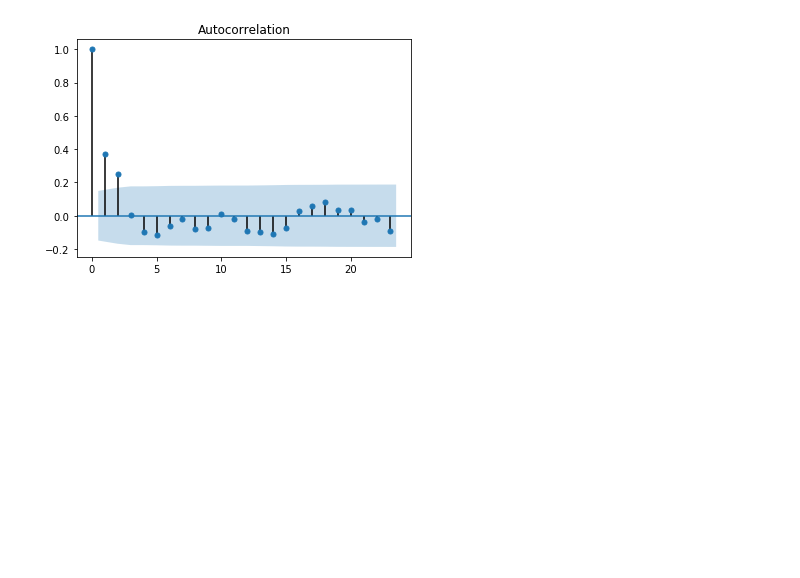
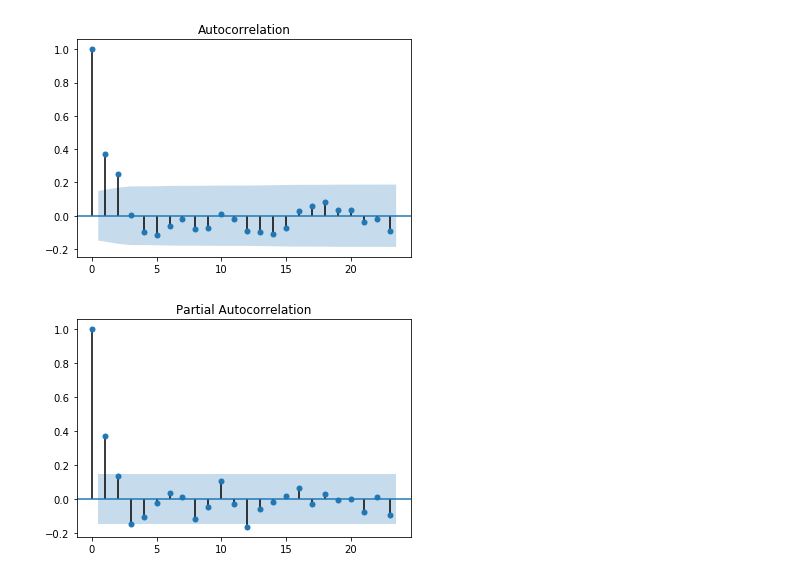
Before and after one commit to GonzaloAGarcia/TSA, a Jupyter notebook: stationary_stochastic_processes.ipynb, the cells around one changed output. Saved outputs shown, nothing was run; the diff lists cells and outputs as text; code cells hidden in the pictures; blank space fills up the shorter version.

```diff
--- a/stationary_stochastic_processes.ipynb
+++ b/stationary_stochastic_processes.ipynb
@@ -108,3 +121,8 @@ plot_acf(gnp["GNP"])
 plt.show()
 # %% [output]
 [figure]
+# %%
+plot_pacf(gnp["GNP"])
+plt.show()
+# %% [output]
+[figure, added]
```
Also changed, not shown: parts of 3 cells of this notebook.
